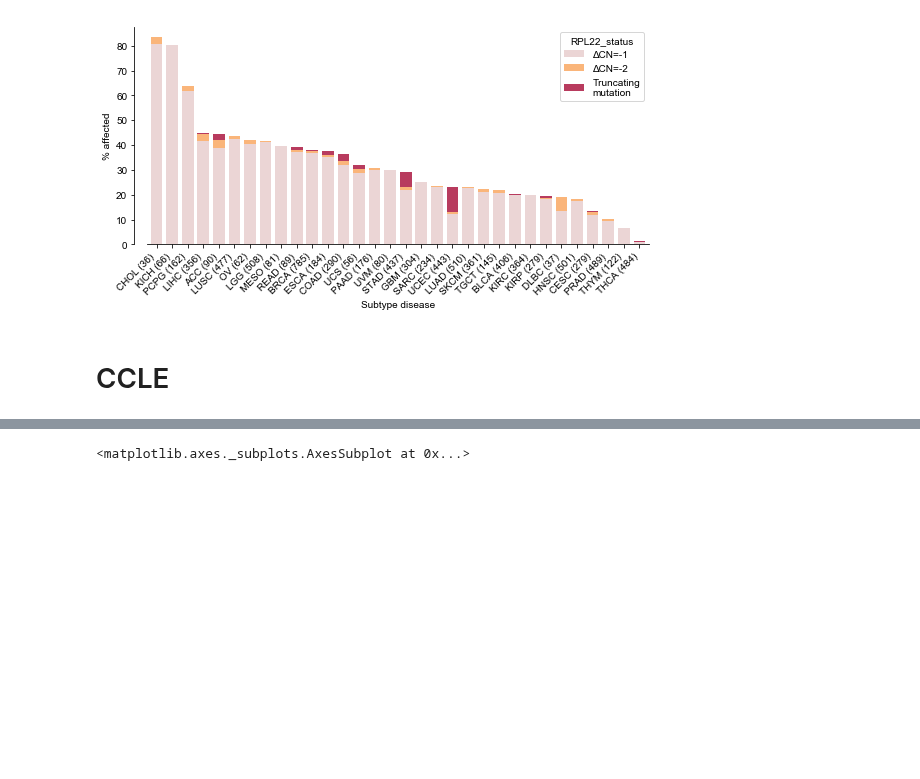
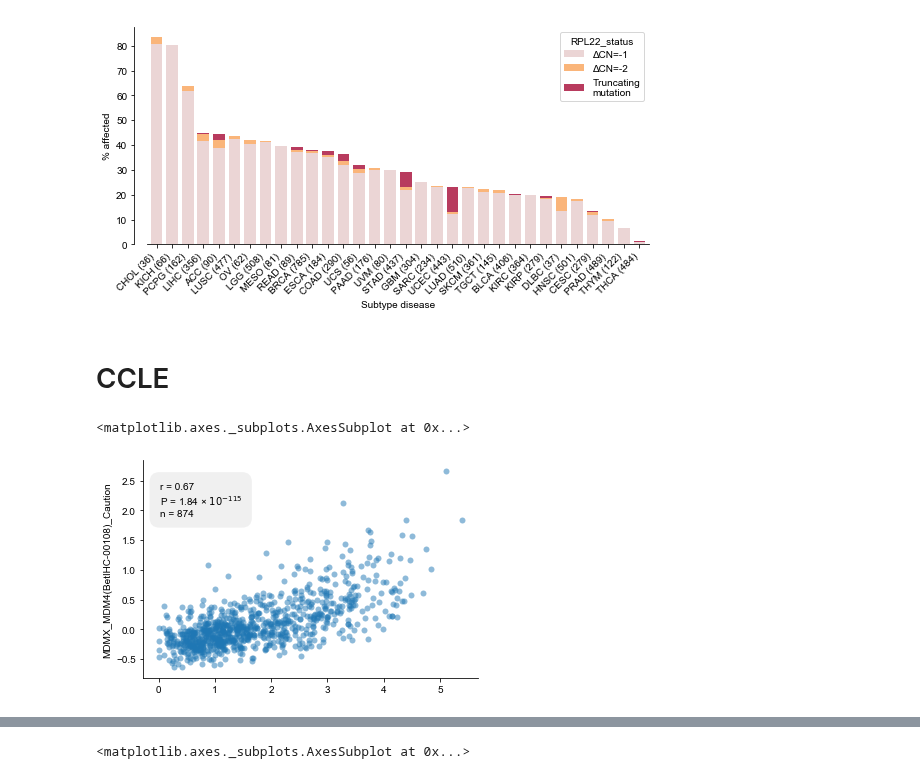
Before and after one commit to kevinhu/mdm4-splicing, a Jupyter notebook: notebooks/fig1_CCLE-TCGA-correlates.ipynb, the cells around one changed output, grey strips where cells are left out. Cells and saved outputs as stored; diff of their text form; code cells hidden in the pictures; blank space fills up the shorter version.

```diff
--- a/notebooks/fig1_CCLE-TCGA-correlates.ipynb
+++ b/notebooks/fig1_CCLE-TCGA-correlates.ipynb
@@ -469,5 +469,15 @@ plt.savefig("../plots/rpl22_subtype_distribution.pdf",
 # %%
 ccle_genex = pd.read_hdf(
     "../../data/processed/ccle/CCLE_RNAseq_rsem_genes_tpm_20180929.hdf", key="ccle_genex")
+ccle_transcripts = pd.read_hdf("../../data/processed/ccle/CCLE_RNAseq_rsem_transcripts_tpm_20180929.hdf",
+                        key="ccle_transcripts")
 exonusage = pd.read_hdf(
     "../../data/processed/ccle/CCLE_RNAseq_ExonUsageRatio_20180929.hdf", key="exonusage")
+ms_prot = pd.read_hdf("../../data/processed/ccle/ms_prot.h5",key="ms_prot")
+rppa = pd.read_hdf("../../data/processed/ccle/CCLE_RPPA_20181003.hdf",key="rppa")
+# %%
+huy.regression(ccle_genex["MDM4_ENSG00000198625.8"]*exonusage["MDM4_3p_chr1_204506558_204506625_ENSG00000198625.8"],
+                rppa["MDMX_MDM4(BetIHC-00108)_Caution"])
+# %% [output]
+<matplotlib.axes._subplots.AxesSubplot at 0x...>
+[figure, added]
```
Also changed, not shown: parts of 2 cells of this notebook, 1 other file.
